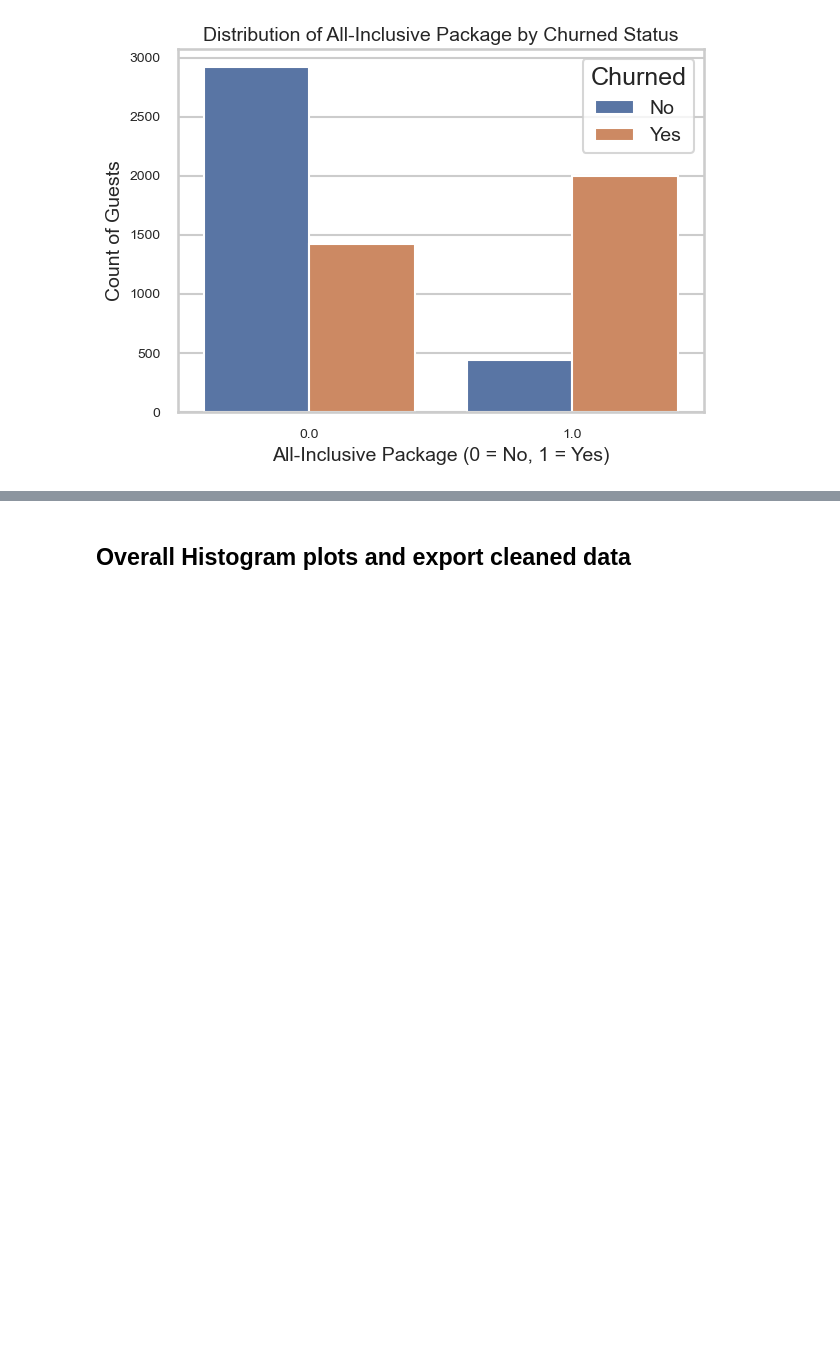
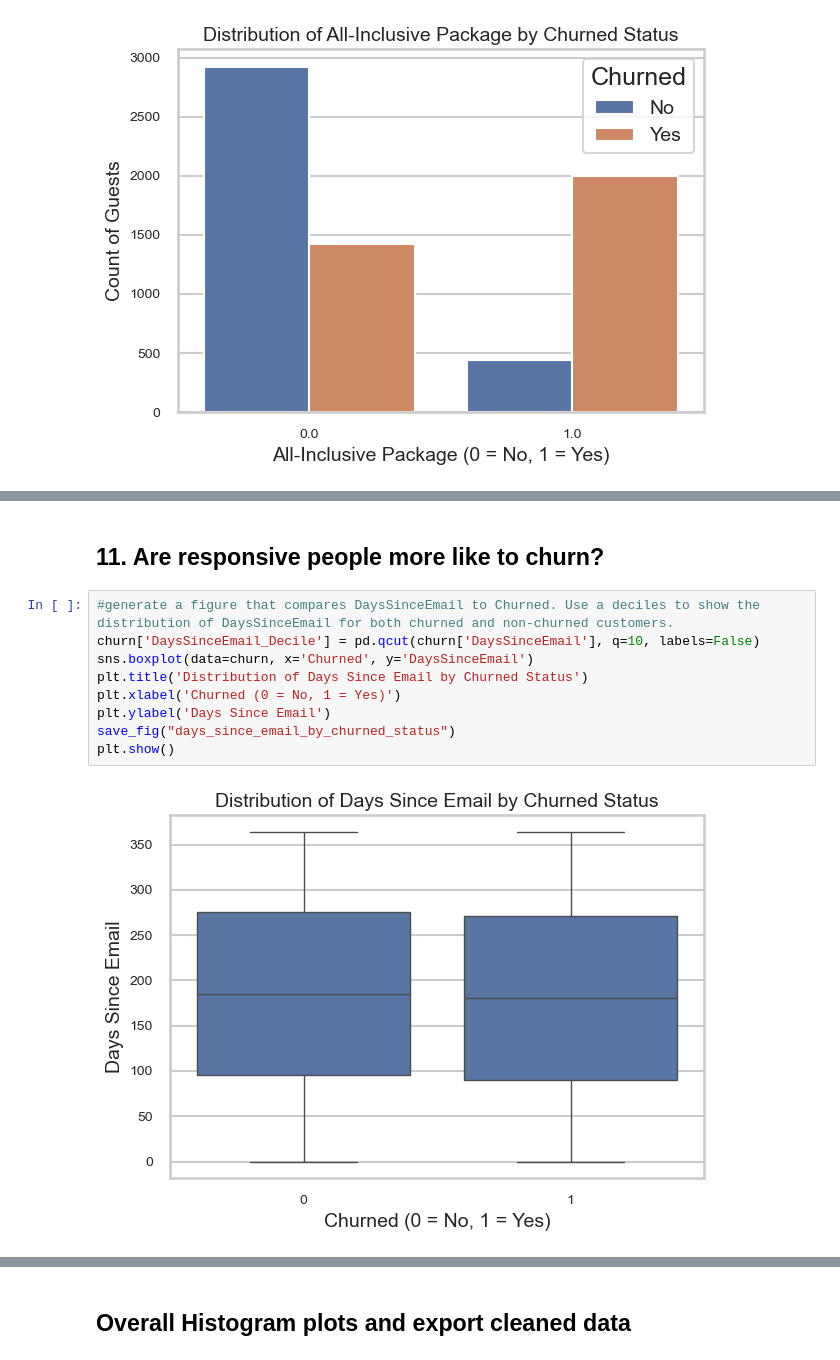
Before and after one commit to TerraIncognito-sudo/Team-Union, a Jupyter notebook: Nick/01_data_clean_and_validation.ipynb, the cells around one changed output, grey strips where cells are left out. Saved outputs shown, nothing was run; the diff lists cells and outputs as text; blank space fills up the shorter version.

```diff
--- a/Nick/01_data_clean_and_validation.ipynb
+++ b/Nick/01_data_clean_and_validation.ipynb
@@ -364,0 +391,13 @@ plt.show()
+# %% [markdown]
+## 11. Are responsive people more like to churn?
+# %%
+#generate a figure that compares DaysSinceEmail to Churned. Use a deciles to show the distribution of DaysSinceEmail for both churned and non-churned customers.
+churn['DaysSinceEmail_Decile'] = pd.qcut(churn['DaysSinceEmail'], q=10, labels=False)
+sns.boxplot(data=churn, x='Churned', y='DaysSinceEmail')
+plt.title('Distribution of Days Since Email by Churned Status')
+plt.xlabel('Churned (0 = No, 1 = Yes)')
+plt.ylabel('Days Since Email')
+save_fig("days_since_email_by_churned_status")
+plt.show()
+# %% [output]
+[figure, added]
```
Also changed, not shown: parts of 7 cells of this notebook.
